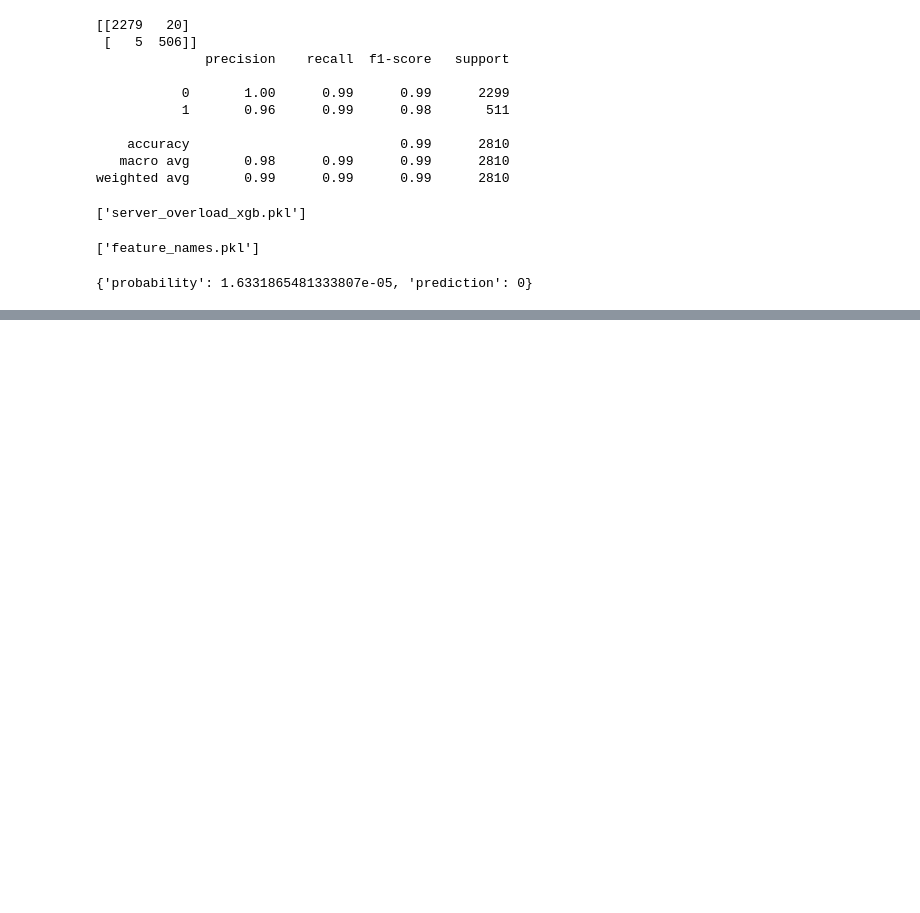
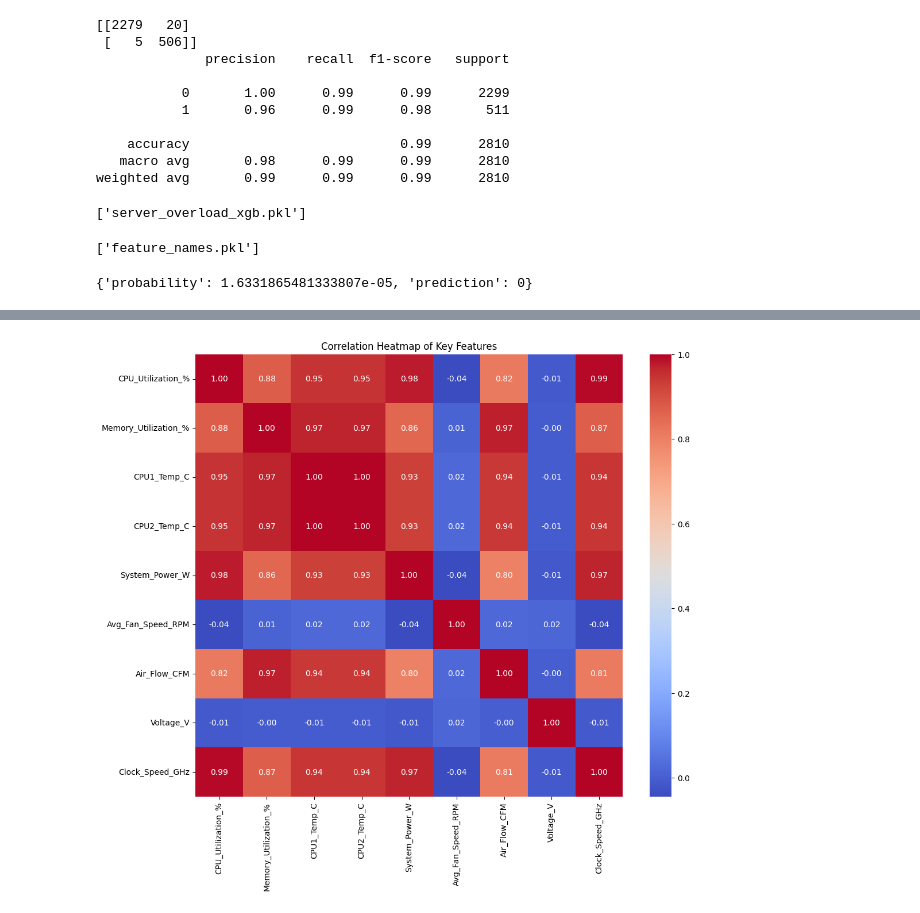
Before and after one commit to manankapoor23/Server-Load-Prediction, a Jupyter notebook: model_train.ipynb, the cells around one changed output, grey strips where cells are left out. Drawn from its saved outputs; the diff is of its cells as text; code cells hidden in the pictures; blank space fills up the shorter version.

```diff
--- a/model_train.ipynb
+++ b/model_train.ipynb
@@ -140,0 +202,9 @@ print(predict_overload(sample))
+# %%
+# --- Correlation Heatmap ---
+plt.figure(figsize=(12, 10))
+corr = X_train[selected_features].corr()
+sns.heatmap(corr, annot=True, cmap='coolwarm', fmt='.2f')
+plt.title('Correlation Heatmap of Key Features')
+plt.show()
+# %% [output]
+[figure, added]
```
Also changed, not shown: parts of 6 cells of this notebook, 4 other files.
